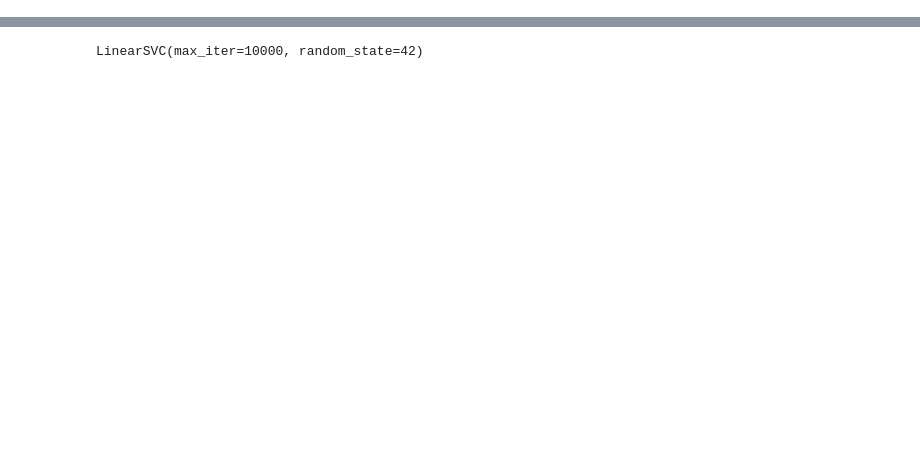
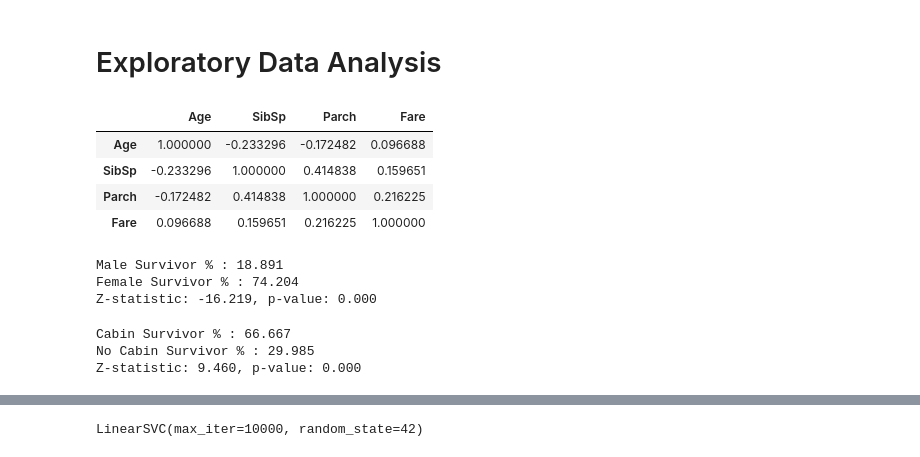
Before and after one commit to ryan-webster-vt/kaggle, a Jupyter notebook: Titanic/notebook.ipynb, the cells around one changed output, grey strips where cells are left out. Saved outputs shown, nothing was run; the diff lists cells and outputs as text; code cells hidden in the pictures; blank space fills up the shorter version.

```diff
--- a/Titanic/notebook.ipynb
+++ b/Titanic/notebook.ipynb
@@ -17,7 +25,12 @@ test = pd.read_csv('data/test.csv')
 
 train['Age'] = train['Age'].fillna(train['Age'].median())
 train['Embarked'] = train['Embarked'].fillna('S')
+train['Cabin'] = train['Cabin'].fillna('none')
 
 test['Age'] = test['Age'].fillna(test['Age'].median())
 test['Embarked'] = test['Embarked'].fillna('S')
+test['Cabin'] = test['Cabin'].fillna('none')
 test['Fare'] = test['Fare'].fillna(test['Fare'].median())
+
+train['Has_Cabin'] = train['Cabin'] != 'none'
+test['Has_Cabin'] = test['Cabin'] != 'none'
@@ -31,0 +37,58 @@ X_test = test[numeric_features + categorical_features]
+# %%
+train['Title'] = train['Name'].str.extract(r',\s*([^\.]+)\.')
+# %%
+numeric_features = ['Age', 'SibSp', 'Parch', 'Fare']
+categorical_features = ['Pclass', 'Sex', 'Embarked', 'Has_Cabin']
+
+X_train = train[numeric_features + categorical_features]
+y_train = train['Survived']
+
+X_test = test[numeric_features + categorical_features]
+# %% [markdown]
+# Exploratory Data Analysis
+# %%
+X_train[numeric_features].corr()
+# %% [output]
+|  | Age | SibSp | Parch | Fare |
+| Age | 1.000000 | -0.233296 | -0.172482 | 0.096688 |
+| SibSp | -0.233296 | 1.000000 | 0.414838 | 0.159651 |
+| Parch | -0.172482 | 0.414838 | 1.000000 | 0.216225 |
+| Fare | 0.096688 | 0.159651 | 0.216225 | 1.000000 |
+# %%
+total_males = (train['Sex'] == 'male').sum()
+total_females = (train['Sex'] == 'female').sum()
+
+total_male_survivors = ((train['Sex'] == 'male') & (train['Survived'] == 1)).sum()
+total_female_survivors = ((train['Sex'] == 'female') & (train['Survived'] == 1)).sum()
+
+count = [total_male_survivors, total_female_survivors]
+n_obs = [total_males, total_females]
+
+stat, p_value = proportions_ztest(count, n_obs)
+print(f"Male Survivor % : {(total_male_survivors / total_males) * 100:.3f}")
+print(f"Female Survivor % : {(total_female_survivors / total_females) * 100:.3f}")
+
+print(f"Z-statistic: {stat:.3f}, p-value: {p_value:.3f}")
+# %% [output]
+Male Survivor % : 18.891
+Female Survivor % : 74.204
+Z-statistic: -16.219, p-value: 0.000
+# %%
+total_has_cabin = (train['Has_Cabin']).sum()
+total_no_cabin = (~train['Has_Cabin']).sum()
+
+total_has_cabin_survivors = ((train['Has_Cabin']) & (train['Survived'] == 1)).sum()
+total_no_cabin_survivors = ((~train['Has_Cabin']) & (train['Survived'] == 1)).sum()
+
+n_obs = [total_has_cabin, total_no_cabin]
+count = [total_has_cabin_survivors, total_no_cabin_survivors]
+
+stat, p_value = proportions_ztest(count, n_obs)
+print(f"Cabin Survivor % : {(total_has_cabin_survivors / total_has_cabin) * 100:.3f}")
+print(f"No Cabin Survivor % : {(total_no_cabin_survivors / total_no_cabin) * 100:.3f}")
+
+print(f"Z-statistic: {stat:.3f}, p-value: {p_value:.3f}")
+# %% [output]
+Cabin Survivor % : 66.667
+No Cabin Survivor % : 29.985
+Z-statistic: 9.460, p-value: 0.000
```
Also changed, not shown: parts of 7 cells of this notebook, 1 other file.
